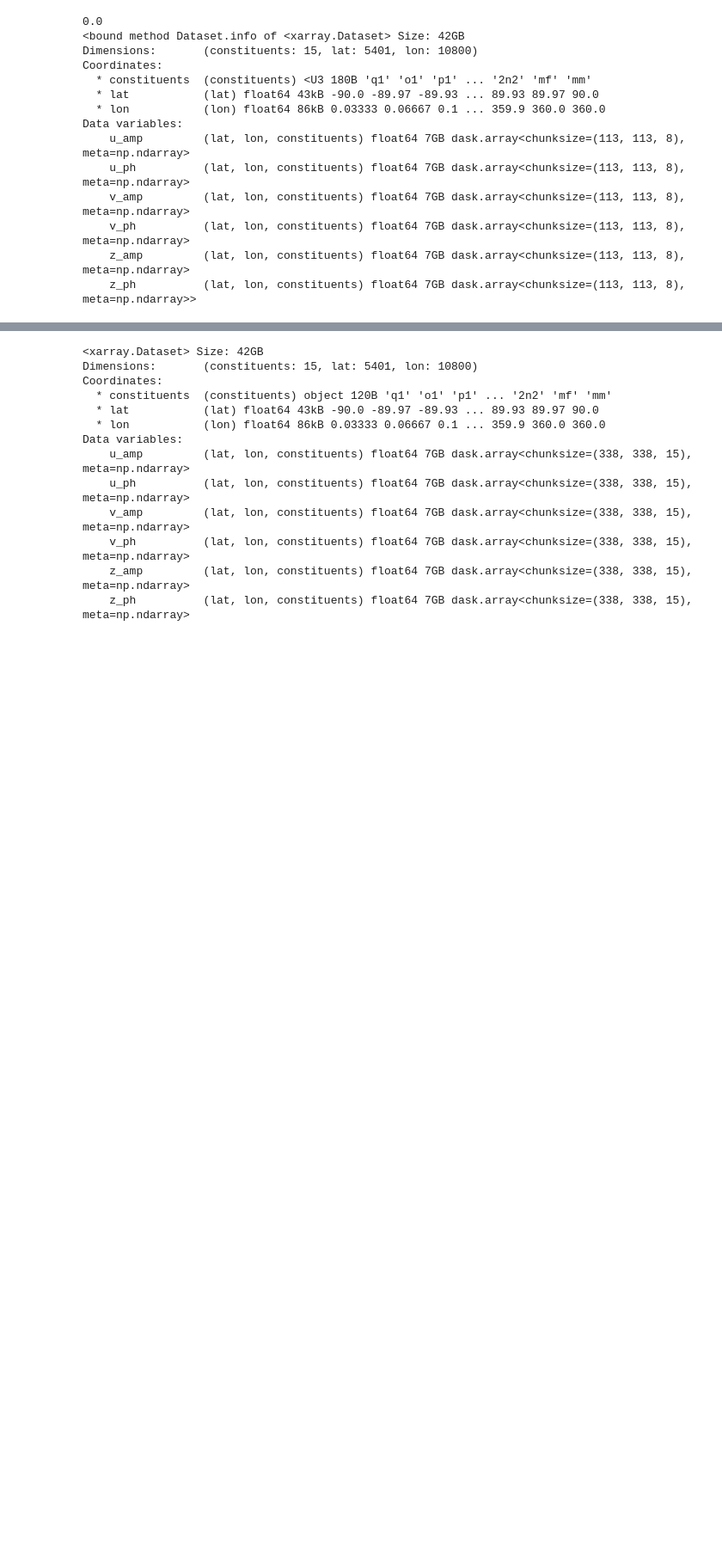
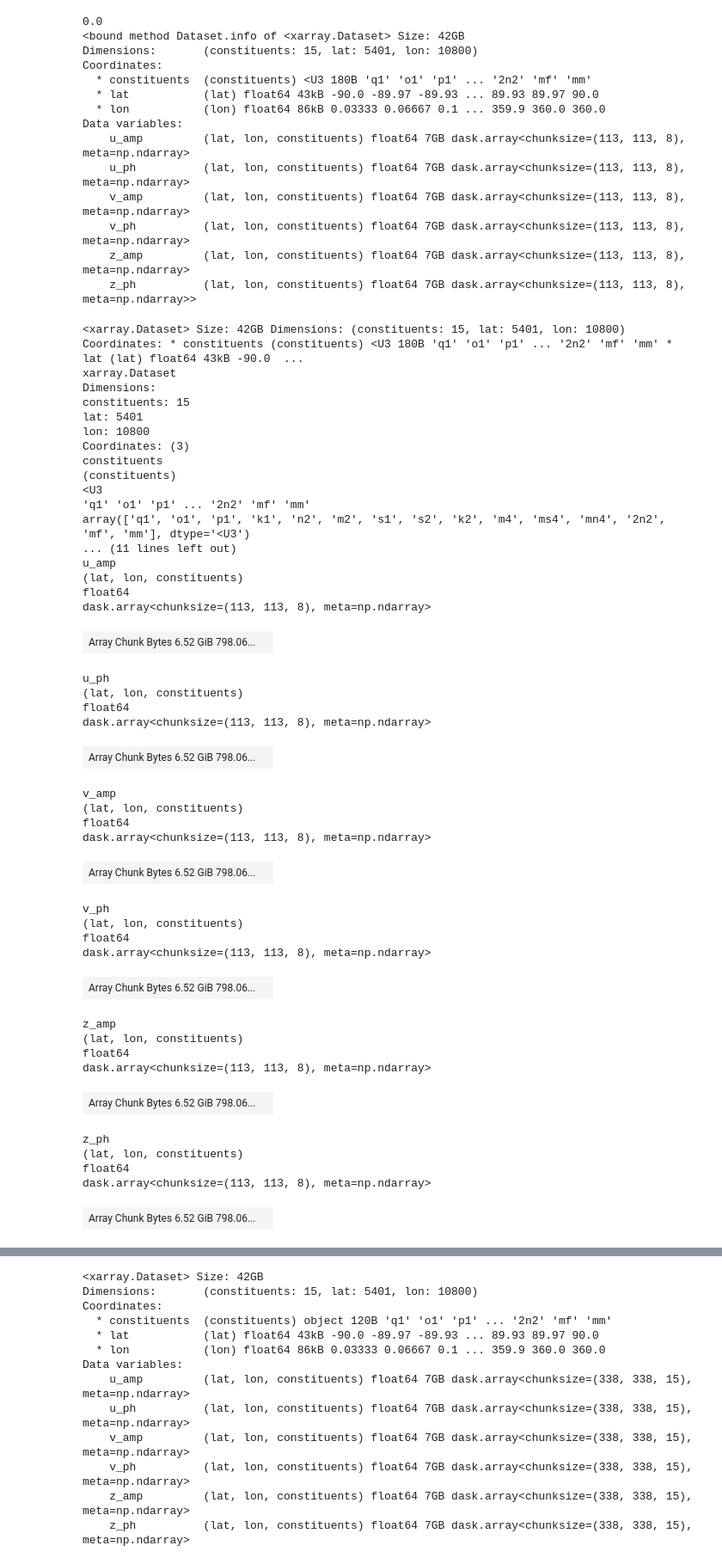
Before and after one commit to cywhale/tide, a Jupyter notebook: dev/zarr_fillna.ipynb, the cells around one changed output, grey strips where cells are left out. Shown at 86% size. Saved outputs shown, nothing was run; the diff lists cells and outputs as text; code cells hidden in the pictures; blank space fills up the shorter version.

```diff
--- a/dev/zarr_fillna.ipynb
+++ b/dev/zarr_fillna.ipynb
@@ -68,3 +68,49 @@ Data variables:
     v_ph          (lat, lon, constituents) float64 7GB dask.array<chunksize=(113, 113, 8), meta=np.ndarray>
     z_amp         (lat, lon, constituents) float64 7GB dask.array<chunksize=(113, 113, 8), meta=np.ndarray>
     z_ph          (lat, lon, constituents) float64 7GB dask.array<chunksize=(113, 113, 8), meta=np.ndarray>>
+# %%
+ds
+# %% [output]
+<xarray.Dataset> Size: 42GB Dimensions: (constituents: 15, lat: 5401, lon: 10800) Coordinates: * constituents (constituents) <U3 180B 'q1' 'o1' 'p1' ... '2n2' 'mf' 'mm' * lat (lat) float64 43kB -90.0  ...
+xarray.Dataset
+Dimensions:
+constituents: 15
+lat: 5401
+lon: 10800
+Coordinates: (3)
+constituents
+(constituents)
+<U3
+'q1' 'o1' 'p1' ... '2n2' 'mf' 'mm'
+array(['q1', 'o1', 'p1', 'k1', 'n2', 'm2', 's1', 's2', 'k2', 'm4', 'ms4', 'mn4', '2n2', 'mf', 'mm'], dtype='<U3')
+... (11 lines left out)
+u_amp
+(lat, lon, constituents)
+float64
+dask.array<chunksize=(113, 113, 8), meta=np.ndarray>
+| Array Chunk Bytes 6.52 GiB 798.06... |  |
+u_ph
+(lat, lon, constituents)
+float64
+dask.array<chunksize=(113, 113, 8), meta=np.ndarray>
+| Array Chunk Bytes 6.52 GiB 798.06... |  |
+v_amp
+(lat, lon, constituents)
+float64
+dask.array<chunksize=(113, 113, 8), meta=np.ndarray>
+| Array Chunk Bytes 6.52 GiB 798.06... |  |
+v_ph
+(lat, lon, constituents)
+float64
+dask.array<chunksize=(113, 113, 8), meta=np.ndarray>
+| Array Chunk Bytes 6.52 GiB 798.06... |  |
+z_amp
+(lat, lon, constituents)
+float64
+dask.array<chunksize=(113, 113, 8), meta=np.ndarray>
+| Array Chunk Bytes 6.52 GiB 798.06... |  |
+z_ph
+(lat, lon, constituents)
+float64
+dask.array<chunksize=(113, 113, 8), meta=np.ndarray>
+| Array Chunk Bytes 6.52 GiB 798.06... |  |
```
Also changed, not shown: parts of 4 cells of this notebook, 9 other files.
